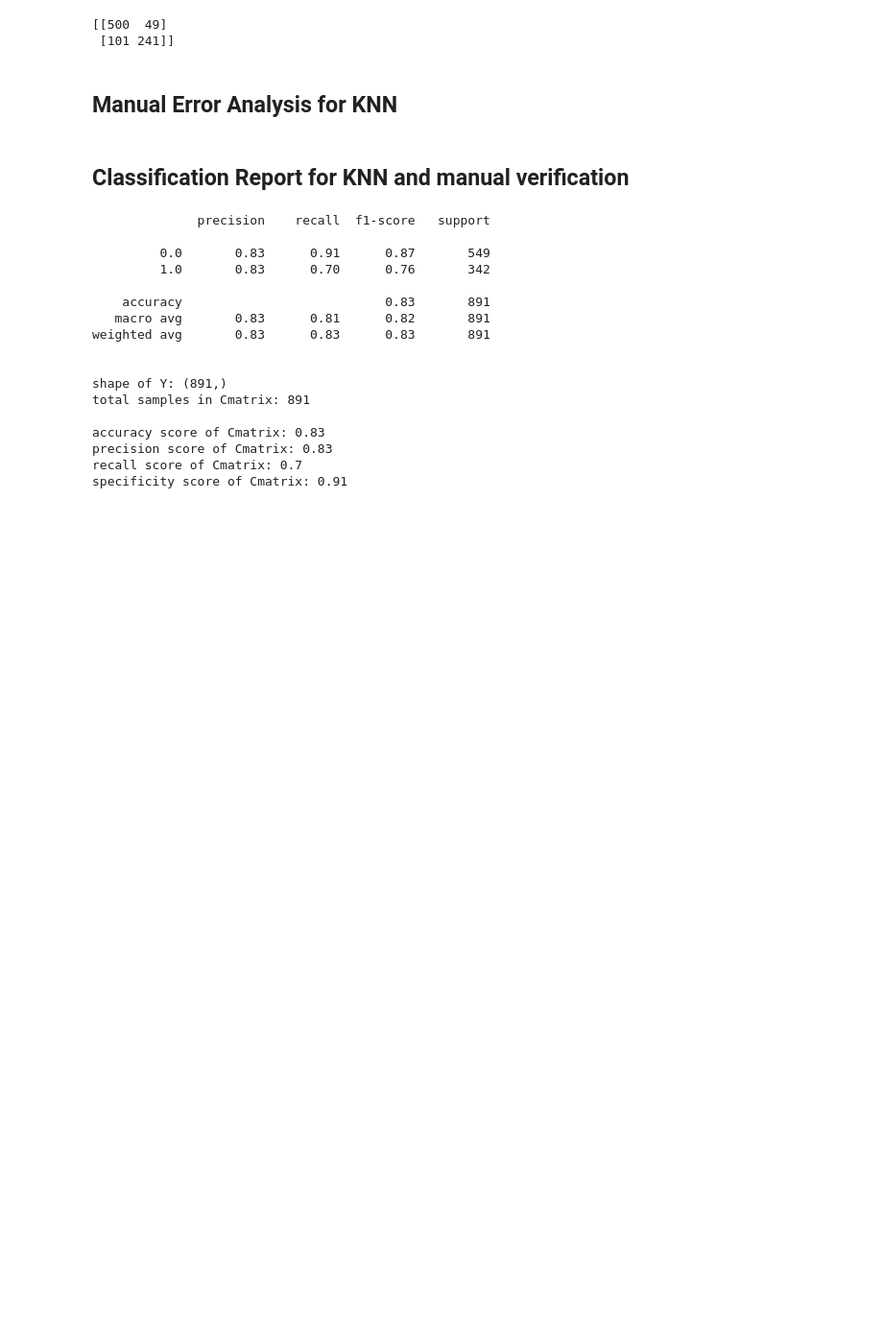
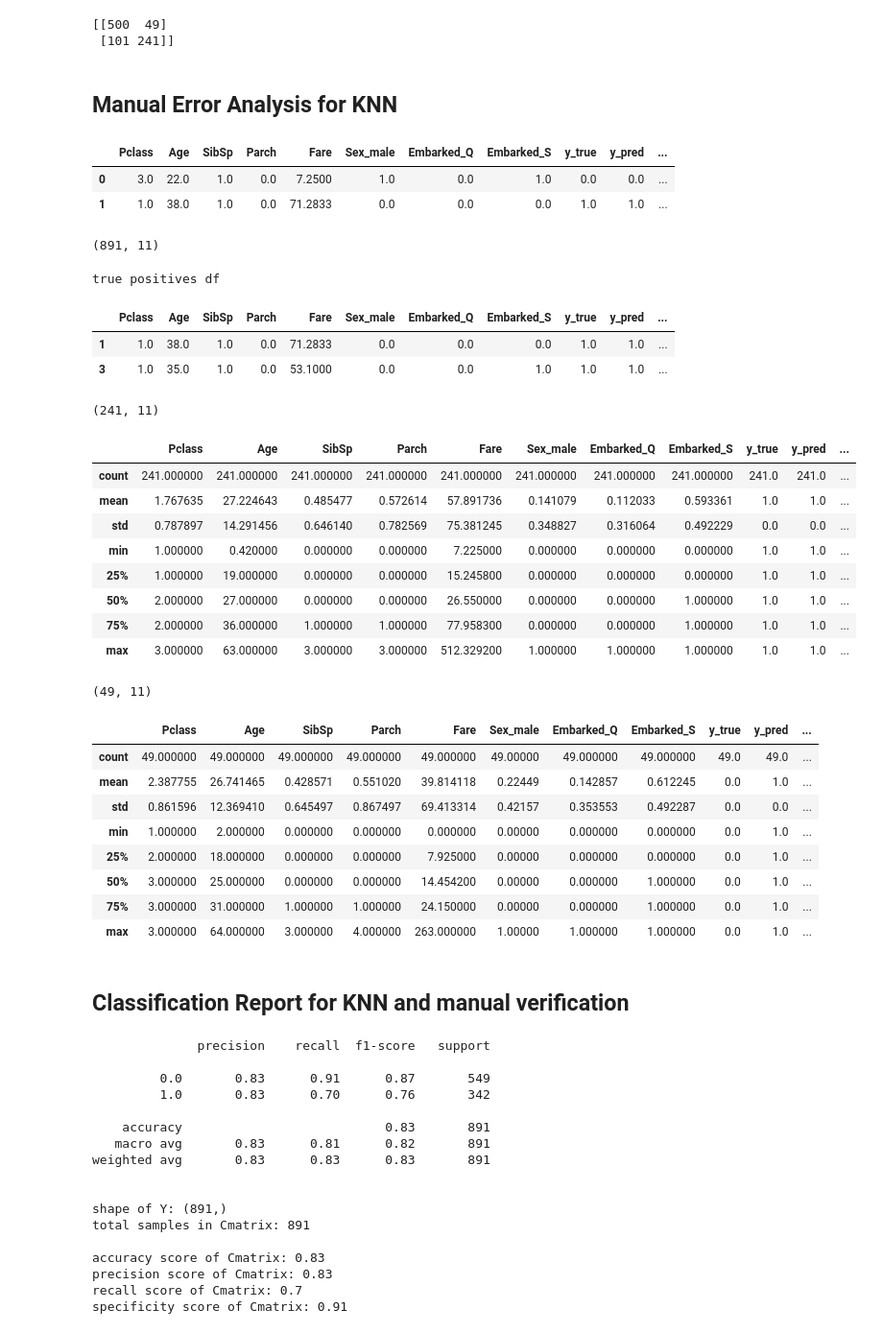
Before and after one commit to ggomp2885/Kaggle_Competitions, a Jupyter notebook: titanic_classification/training.ipynb, the cells around one changed output. Shown at 96% size. Saved outputs shown, nothing was run; the diff lists cells and outputs as text; code cells hidden in the pictures; blank space fills up the shorter version.

```diff
--- a/titanic_classification/training.ipynb
+++ b/titanic_classification/training.ipynb
@@ -191,7 +197,7 @@ models[1][1].get_params()
  'model__weights': 'uniform'}
 # %%
 %%time
-scoring = 'recall'
+scoring = 'accuracy'
 # scoring = profit_amount_scorer
 model_knn = GridSearchCV(estimator = models[1][1],
                          param_grid = {'model__n_neighbors': np.arange(6,15),
@@ -240,21 +245,55 @@ tn, fp, fn, tp = confusion_matrix(Y, y_preds_knn).ravel()
 ## Manual Error Analysis for KNN
 # %%
 df_EA = X.copy()
-df_EA['y_pred'] = y_preds_k
+df_EA['y_true'] = Y
+df_EA['y_pred'] = y_preds_knn
+df_EA['y_pred_probs'] = y_pred_probs_knn
 
+# complete df
+display(df_EA.head(2), df_EA.shape)
+print('\n\ntrue positives df')
 
+# true postives df
+tp_df = df_EA[(df_EA['y_true'] == 1)&(df_EA['y_pred']==1)]
+display(tp_df.head(2), tp_df.shape, tp_df.describe())
+print('\n\n')
 
-result = []
-df['y_pred'] = (df['y_score'] > .5)
-fp = len(df[(df['y'] == 0)&(df['y_pred']==1)])
-fn = len(df[(df['y'] == 1)&(df['y_pred']==0)])
-result.append((fp,fn))
+# false postives df
+fp_df = df_EA[(df_EA['y_true'] == 0)&(df_EA['y_pred']==1)]
+display(fp_df.shape, fp_df.describe())
 
-false_positives_df = pd.DataFrame(result)
-knn_t_df.columns            = ['tp', 'tn', 'fp', 'fn', 'thr']
-
-false_negatives_df = pd.DataFrame(result)
-knn_t_df.columns            = ['tp', 'tn', 'fp', 'fn', 'thr']
+# false negatives df
+# fn = len(df[(df['y'] == 1)&(df['y_pred']==0)])
+# result.append((fp,fn))
+# %% [output]
+|  | Pclass | Age | SibSp | Parch | Fare | Sex_male | Embarked_Q | Embarked_S | y_true | y_pred | ... |
+| 0 | 3.0 | 22.0 | 1.0 | 0.0 | 7.2500 | 1.0 | 0.0 | 1.0 | 0.0 | 0.0 | ... |
+| 1 | 1.0 | 38.0 | 1.0 | 0.0 | 71.2833 | 0.0 | 0.0 | 0.0 | 1.0 | 1.0 | ... |
+(891, 11)
+true positives df
+|  | Pclass | Age | SibSp | Parch | Fare | Sex_male | Embarked_Q | Embarked_S | y_true | y_pred | ... |
+| 1 | 1.0 | 38.0 | 1.0 | 0.0 | 71.2833 | 0.0 | 0.0 | 0.0 | 1.0 | 1.0 | ... |
+| 3 | 1.0 | 35.0 | 1.0 | 0.0 | 53.1000 | 0.0 | 0.0 | 1.0 | 1.0 | 1.0 | ... |
+(241, 11)
+|  | Pclass | Age | SibSp | Parch | Fare | Sex_male | Embarked_Q | Embarked_S | y_true | y_pred | ... |
+| count | 241.000000 | 241.000000 | 241.000000 | 241.000000 | 241.000000 | 241.000000 | 241.000000 | 241.000000 | 241.0 | 241.0 | ... |
+| mean | 1.767635 | 27.224643 | 0.485477 | 0.572614 | 57.891736 | 0.141079 | 0.112033 | 0.593361 | 1.0 | 1.0 | ... |
+| std | 0.787897 | 14.291456 | 0.646140 | 0.782569 | 75.381245 | 0.348827 | 0.316064 | 0.492229 | 0.0 | 0.0 | ... |
+| min | 1.000000 | 0.420000 | 0.000000 | 0.000000 | 7.225000 | 0.000000 | 0.000000 | 0.000000 | 1.0 | 1.0 | ... |
+| 25% | 1.000000 | 19.000000 | 0.000000 | 0.000000 | 15.245800 | 0.000000 | 0.000000 | 0.000000 | 1.0 | 1.0 | ... |
+| 50% | 2.000000 | 27.000000 | 0.000000 | 0.000000 | 26.550000 | 0.000000 | 0.000000 | 1.000000 | 1.0 | 1.0 | ... |
+| 75% | 2.000000 | 36.000000 | 1.000000 | 1.000000 | 77.958300 | 0.000000 | 0.000000 | 1.000000 | 1.0 | 1.0 | ... |
+| max | 3.000000 | 63.000000 | 3.000000 | 3.000000 | 512.329200 | 1.000000 | 1.000000 | 1.000000 | 1.0 | 1.0 | ... |
+(49, 11)
+|  | Pclass | Age | SibSp | Parch | Fare | Sex_male | Embarked_Q | Embarked_S | y_true | y_pred | ... |
+| count | 49.000000 | 49.000000 | 49.000000 | 49.000000 | 49.000000 | 49.00000 | 49.000000 | 49.000000 | 49.0 | 49.0 | ... |
+| mean | 2.387755 | 26.741465 | 0.428571 | 0.551020 | 39.814118 | 0.22449 | 0.142857 | 0.612245 | 0.0 | 1.0 | ... |
+| std | 0.861596 | 12.369410 | 0.645497 | 0.867497 | 69.413314 | 0.42157 | 0.353553 | 0.492287 | 0.0 | 0.0 | ... |
+| min | 1.000000 | 2.000000 | 0.000000 | 0.000000 | 0.000000 | 0.00000 | 0.000000 | 0.000000 | 0.0 | 1.0 | ... |
+| 25% | 2.000000 | 18.000000 | 0.000000 | 0.000000 | 7.925000 | 0.00000 | 0.000000 | 0.000000 | 0.0 | 1.0 | ... |
+| 50% | 3.000000 | 25.000000 | 0.000000 | 0.000000 | 14.454200 | 0.00000 | 0.000000 | 1.000000 | 0.0 | 1.0 | ... |
+| 75% | 3.000000 | 31.000000 | 1.000000 | 1.000000 | 24.150000 | 0.00000 | 0.000000 | 1.000000 | 0.0 | 1.0 | ... |
+| max | 3.000000 | 64.000000 | 3.000000 | 4.000000 | 263.000000 | 1.00000 | 1.000000 | 1.000000 | 0.0 | 1.0 | ... |
 # %% [markdown]
 ## Classification Report for KNN and manual verification
 # %%
```
Also changed, not shown: parts of 3 cells of this notebook, 3 other files.
